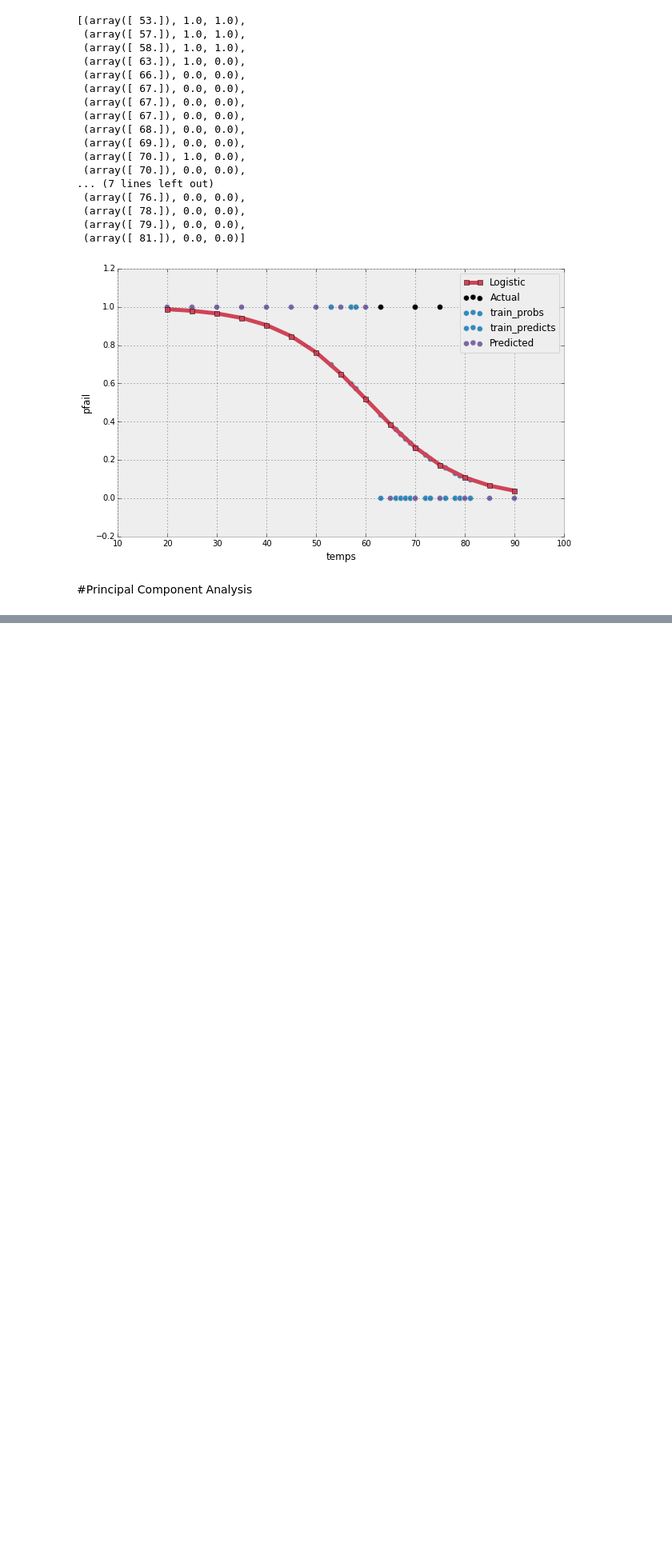
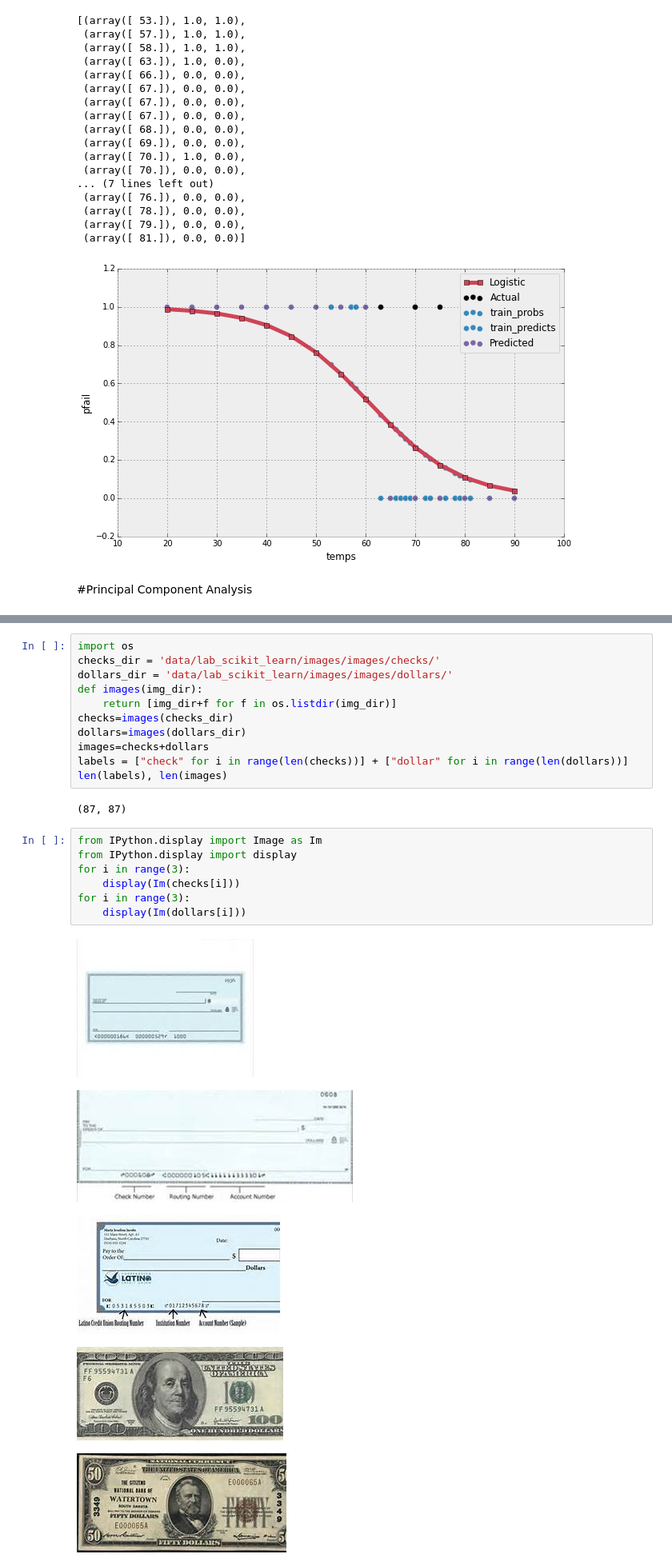
Before and after one commit to jthang/MachineLearningLab, a Jupyter notebook: lab_regression_PCA.ipynb, the cells around one changed output, grey strips where cells are left out. Shown at 80% size. Saved outputs shown, nothing was run; the diff lists cells and outputs as text; blank space fills up the shorter version.

```diff
--- a/lab_regression_PCA.ipynb
+++ b/lab_regression_PCA.ipynb
@@ -512,0 +530,26 @@ Check the failures in the prediction:
+# %%
+import os
+checks_dir = 'data/lab_scikit_learn/images/images/checks/'
+dollars_dir = 'data/lab_scikit_learn/images/images/dollars/'
+def images(img_dir):
+    return [img_dir+f for f in os.listdir(img_dir)]
+checks=images(checks_dir)
+dollars=images(dollars_dir)
+images=checks+dollars
+labels = ["check" for i in range(len(checks))] + ["dollar" for i in range(len(dollars))]
+len(labels), len(images)
+# %% [output]
+(87, 87)
+# %%
+from IPython.display import Image as Im
+from IPython.display import display
+for i in range(3):
+    display(Im(checks[i]))
+for i in range(3):
+    display(Im(dollars[i]))
+# %% [output]
+[figure, added]
+[figure, added]
+[figure, added]
+[figure, added]
+[figure, added]
```
Also changed, not shown: parts of 21 cells of this notebook.
